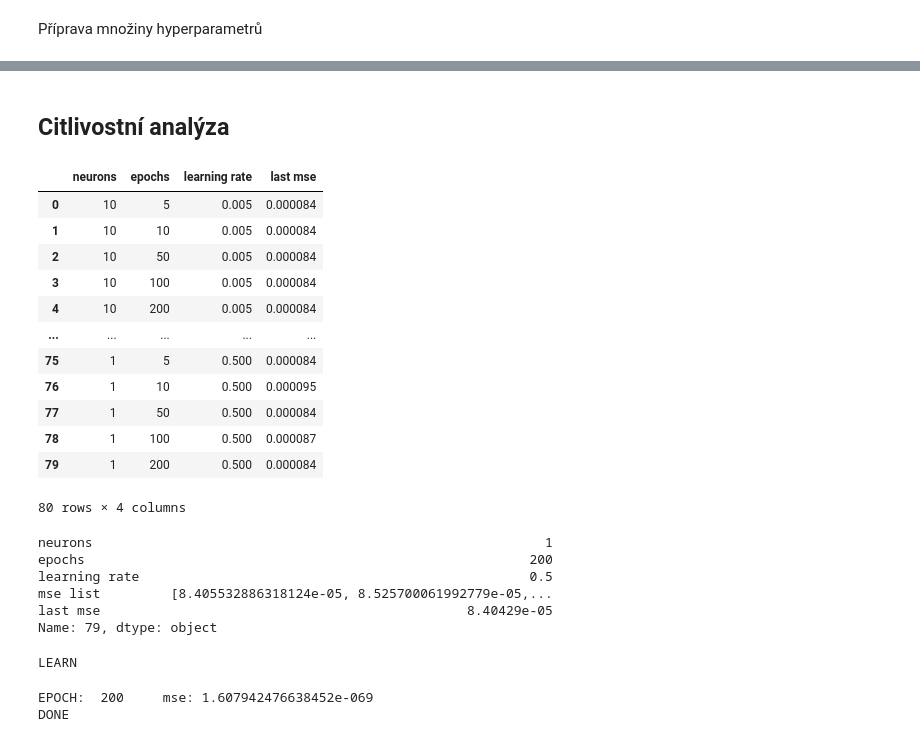
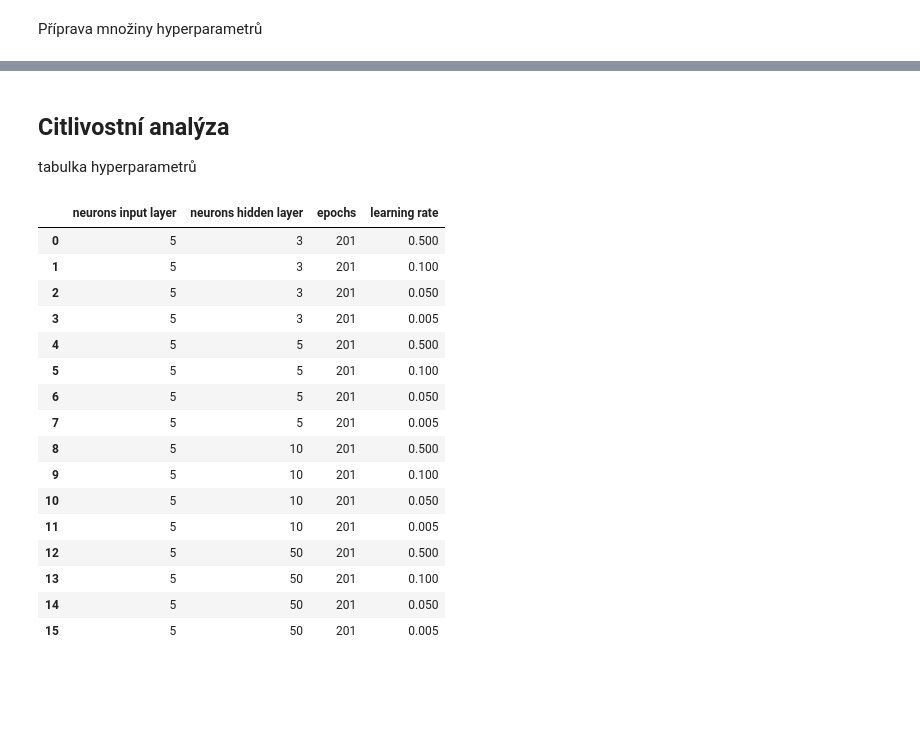
Before and after one commit to vichr-vita/neuralnet-project-1o, a Jupyter notebook: timeseries_predict.ipynb, the cells around one changed output, grey strips where cells are left out. Drawn from its saved outputs; the diff is of its cells as text; code cells hidden in the pictures; blank space fills up the shorter version.

```diff
--- a/timeseries_predict.ipynb
+++ b/timeseries_predict.ipynb
@@ -161,37 +208,24 @@ FINISHED epoch 199
 # %% [markdown]
 ## Citlivostní analýza
+tabulka hyperparametrů
 # %%
 df = pd.read_json('resources/stats_avgtemp.json')
-df[['neurons', 'epochs', 'learning rate', 'last mse']]
+df[['neurons input layer', 'neurons hidden layer', 'epochs', 'learning rate']]
 # %% [output]
-|  | neurons | epochs | learning rate | last mse |
-| 0 | 10 | 5 | 0.005 | 0.000084 |
-| 1 | 10 | 10 | 0.005 | 0.000084 |
-| 2 | 10 | 50 | 0.005 | 0.000084 |
-| 3 | 10 | 100 | 0.005 | 0.000084 |
-| 4 | 10 | 200 | 0.005 | 0.000084 |
-| ... | ... | ... | ... | ... |
-| 75 | 1 | 5 | 0.500 | 0.000084 |
-| 76 | 1 | 10 | 0.500 | 0.000095 |
-| 77 | 1 | 50 | 0.500 | 0.000084 |
-| 78 | 1 | 100 | 0.500 | 0.000087 |
-| 79 | 1 | 200 | 0.500 | 0.000084 |
+|  | neurons input layer | neurons hidden layer | epochs | learning rate |
+| 0 | 5 | 3 | 201 | 0.500 |
+| 1 | 5 | 3 | 201 | 0.100 |
+| 2 | 5 | 3 | 201 | 0.050 |
+| 3 | 5 | 3 | 201 | 0.005 |
+| 4 | 5 | 5 | 201 | 0.500 |
+| 5 | 5 | 5 | 201 | 0.100 |
+| 6 | 5 | 5 | 201 | 0.050 |
+| 7 | 5 | 5 | 201 | 0.005 |
+| 8 | 5 | 10 | 201 | 0.500 |
+| 9 | 5 | 10 | 201 | 0.100 |
+| 10 | 5 | 10 | 201 | 0.050 |
+| 11 | 5 | 10 | 201 | 0.005 |
+| 12 | 5 | 50 | 201 | 0.500 |
+| 13 | 5 | 50 | 201 | 0.100 |
+| 14 | 5 | 50 | 201 | 0.050 |
+| 15 | 5 | 50 | 201 | 0.005 |
-80 rows × 4 columns
-# %%
-index_min = df['last mse'].idxmin()
-lowest_mse = df.iloc[index_min, :]
-lowest_mse
-# %% [output]
-neurons                                                          1
-epochs                                                         200
-learning rate                                                  0.5
-mse list         [8.405532886318124e-05, 8.525700061992779e-05,...
-last mse                                               8.40429e-05
-Name: 79, dtype: object
-# %%
-nn = NeuralNet([1, lowest_mse['neurons'], 1], a_functions=[af.sigmoid, af.sigmoid], a_functions_prime=[af.sigmoid_prime, af.sigmoid_prime])
-nn.learn(training_data, lowest_mse['epochs'], 1, lowest_mse['learning rate'])
-# %% [output]
-LEARN
-EPOCH:  200     mse: 1.607942476638452e-069
-DONE
```
Also changed, not shown: parts of 33 cells of this notebook, 9 other files.
